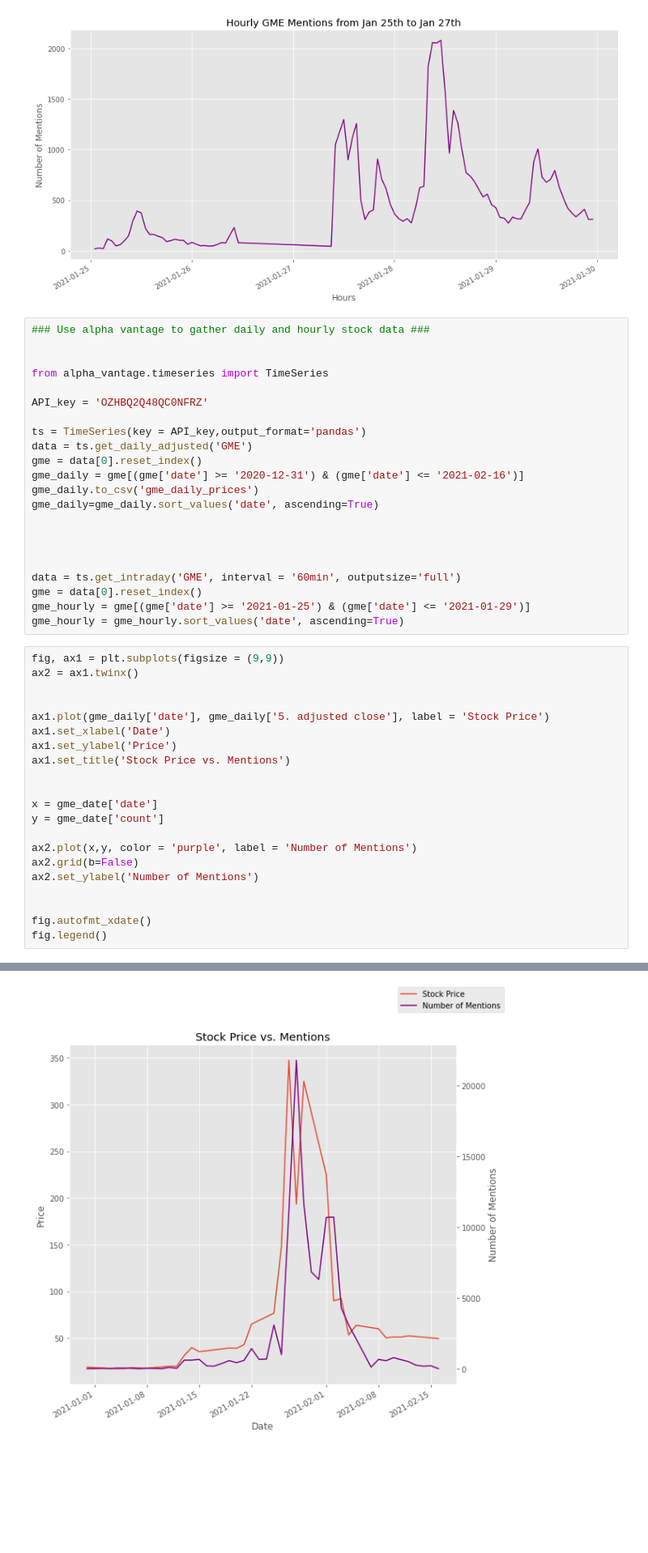
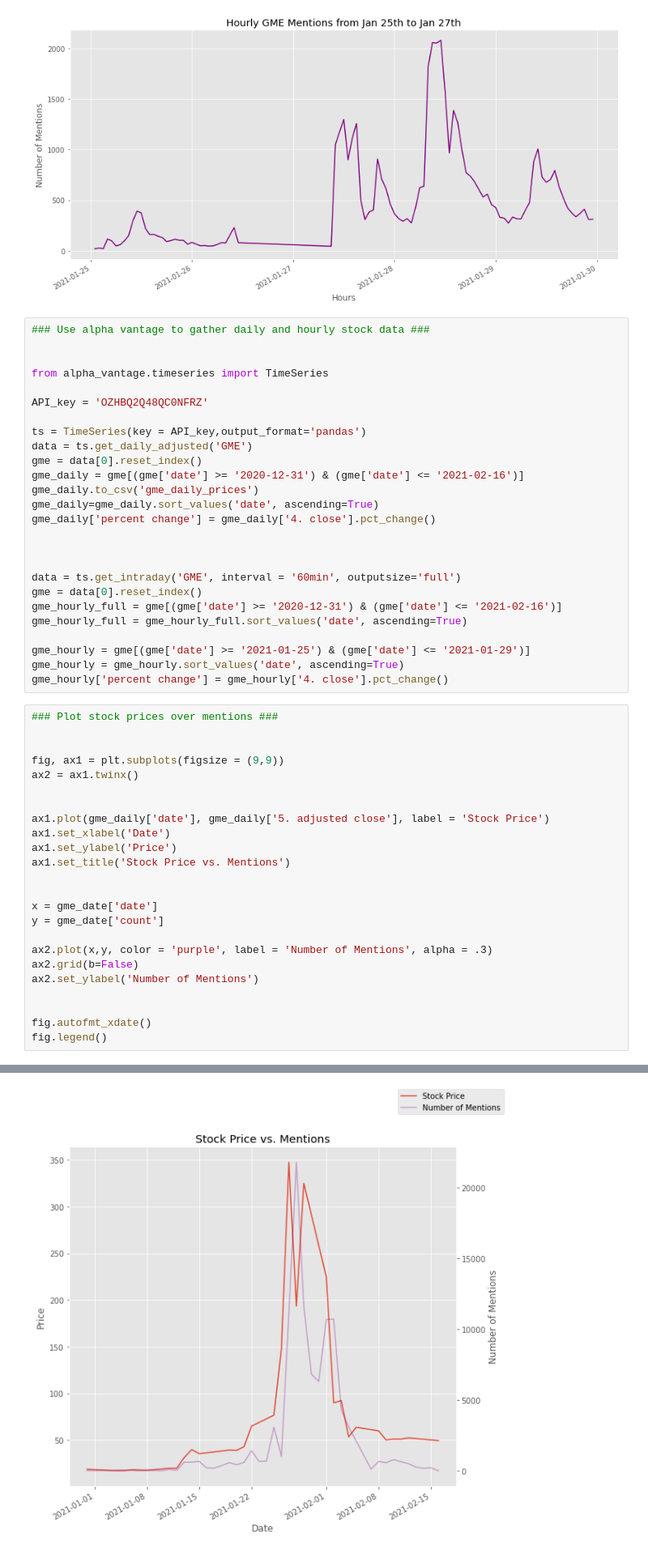
Before and after one commit to daniellkennett/WallstreetbetsAnalysis, a Jupyter notebook: WSB EDA.ipynb, the cells around one changed output, grey strips where cells are left out. Shown: that part at 81% size. Saved outputs shown, nothing was run; the diff lists cells and outputs as text; blank space fills up the shorter version.

```diff
--- a/WSB EDA.ipynb
+++ b/WSB EDA.ipynb
@@ -187,38 +187,45 @@ gme = data[0].reset_index()
 gme_daily = gme[(gme['date'] >= '2020-12-31') & (gme['date'] <= '2021-02-16')]
 gme_daily.to_csv('gme_daily_prices')
 gme_daily=gme_daily.sort_values('date', ascending=True)
-
+gme_daily['percent change'] = gme_daily['4. close'].pct_change()
 
 
 
 data = ts.get_intraday('GME', interval = '60min', outputsize='full')
 gme = data[0].reset_index()
+gme_hourly_full = gme[(gme['date'] >= '2020-12-31') & (gme['date'] <= '2021-02-16')]
+gme_hourly_full = gme_hourly_full.sort_values('date', ascending=True)
+
 gme_hourly = gme[(gme['date'] >= '2021-01-25') & (gme['date'] <= '2021-01-29')]
 gme_hourly = gme_hourly.sort_values('date', ascending=True)
+gme_hourly['percent change'] = gme_hourly['4. close'].pct_change()
 # %%
+### Plot stock prices over mentions ###
+
+
 fig, ax1 = plt.subplots(figsize = (9,9))
 ax2 = ax1.twinx()
 
 
 ax1.plot(gme_daily['date'], gme_daily['5. adjusted close'], label = 'Stock Price')
 ax1.set_xlabel('Date')
 ax1.set_ylabel('Price')
 ax1.set_title('Stock Price vs. Mentions')
 
 
 x = gme_date['date']
 y = gme_date['count']
 
-ax2.plot(x,y, color = 'purple', label = 'Number of Mentions')
+ax2.plot(x,y, color = 'purple', label = 'Number of Mentions', alpha = .3)
 ax2.grid(b=False)
 ax2.set_ylabel('Number of Mentions')
 
 
 fig.autofmt_xdate()
 fig.legend()
 # %% [output]
 <matplotlib.legend.Legend at 0x...>
-[figure, old version]
+[figure, new version]
 # %%
 fig, ax1 = plt.subplots(figsize = (9,9))
 ax2 = ax1.twinx()
```
Also changed, not shown: parts of 4 cells of this notebook, 6 other files.
